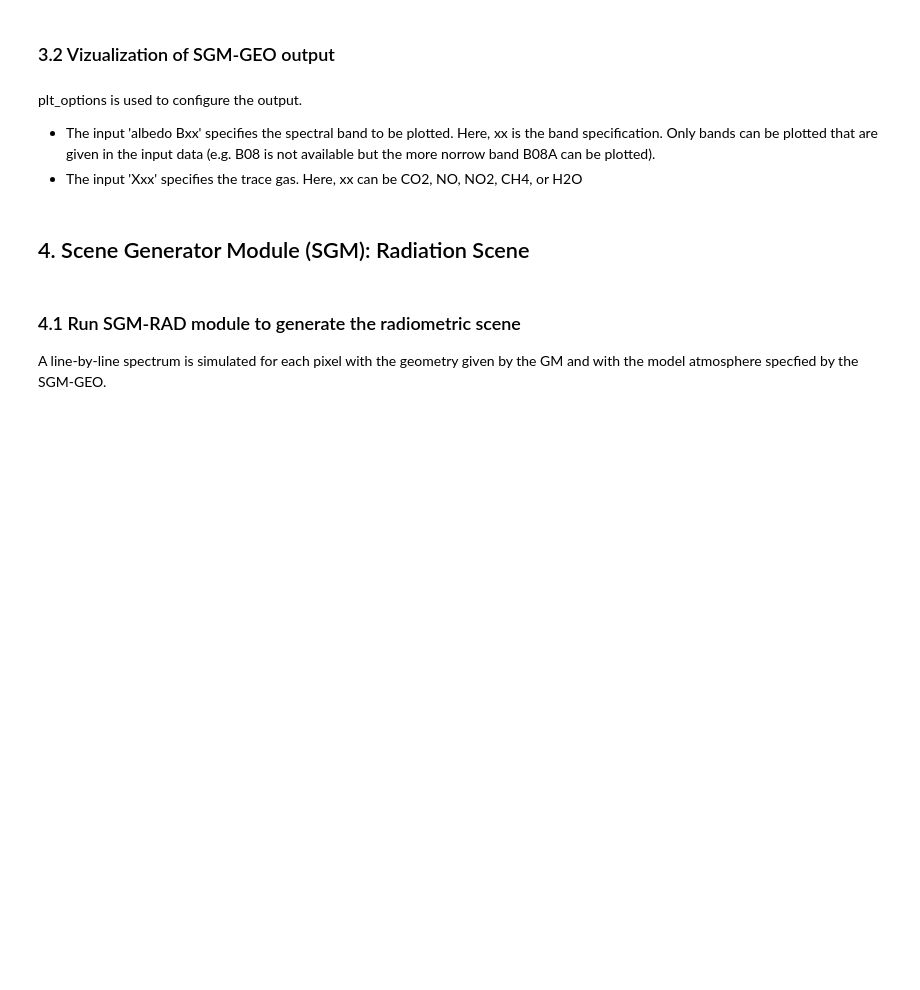
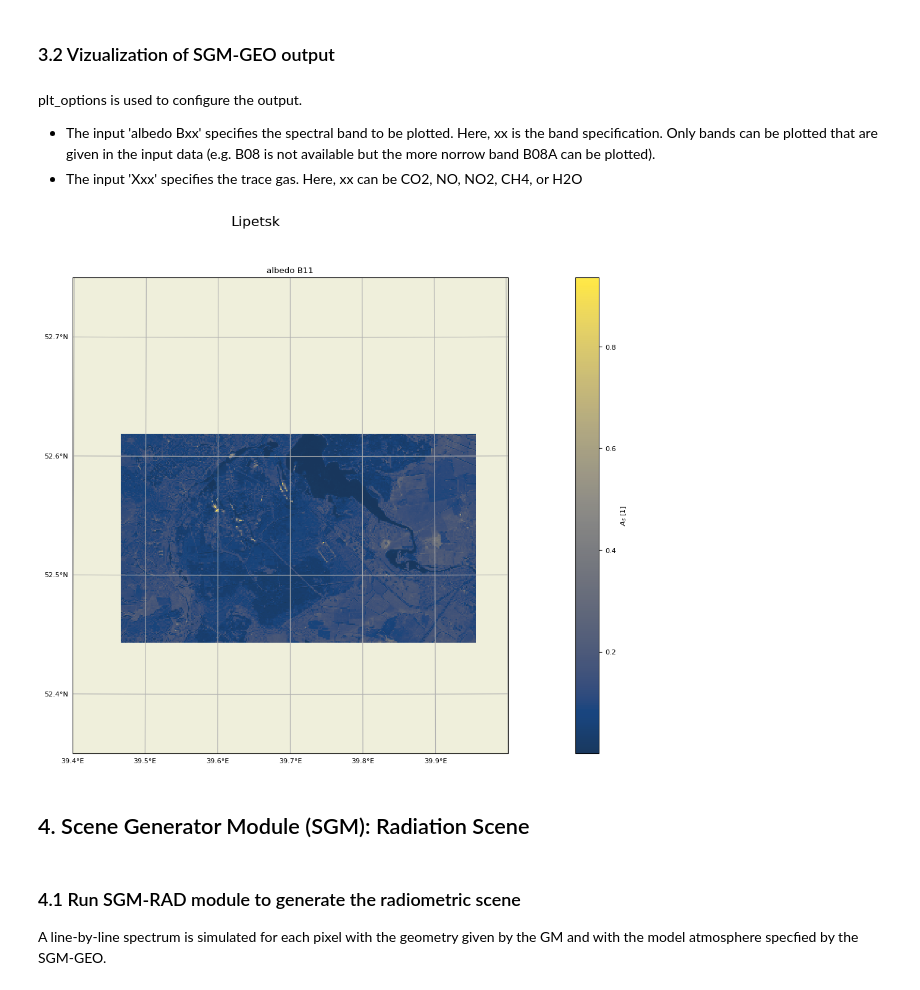
Before and after one commit to undomained/teds, a Jupyter notebook: examples/exp1_full_chain/exp1.0_full_chain_baseline_drawing.ipynb, the cells around one changed output. Cells and saved outputs as stored; diff of their text form; code cells hidden in the pictures; blank space fills up the shorter version.

```diff
--- a/examples/exp1_full_chain/exp1.0_full_chain_baseline_drawing.ipynb
+++ b/examples/exp1_full_chain/exp1.0_full_chain_baseline_drawing.ipynb
@@ -47,19 +47,19 @@ from teds.pam import pam_co2
 Currently, four reference scenes can be used: (1) Matimba, (2) Jenschwalde, (3) Belchatow, (4) Lipetsk.
 # %%
 #station_name = 'Matimba'
-station_name = 'Jaenschwalde'
+#station_name = 'Jaenschwalde'
 #station_name = 'Belchatow'
-#station_name = 'Lipetsk'
+station_name = 'Lipetsk'
 # %% [markdown]
 ### 1.4 Configure specific run
 All module interfaces are file-based. So, if input files exist, they cn be called as 'stand-alone'. Note that you might to run low level modules to generate the input. PM modules can be also used as 'stand-alone' for data analysis.
 # %%
-proc_gm     = False; pam_gm     = False
-proc_sgmgeo = False; pam_sgmgeo = False
-proc_sgmrad = False; pam_sgmrad = False
-proc_im     = False; pam_im     = False
-proc_l1al1b = False; pam_l1b    = False
-proc_siml1b = False
+proc_gm     = True; pam_gm     = True
+proc_sgmgeo = True; pam_sgmgeo = True
+proc_sgmrad = True; pam_sgmrad = True
+proc_im     = True; pam_im     = True
+proc_l1al1b = True; pam_l1b    = True
+proc_siml1b = True
 proc_l1bl2  = True; pam_l2     = True
 proc_l4     = True
 # %% [markdown]
@@ -76,9 +76,12 @@ if(proc_gm):
     gm_config['sensor'] = gm_stations[station_name]['sensor']
 
     #For Jaenschwalde, reduce sensing time interval to reduce also internal memory usse.
-    gm_config['sensor']['start_time']= 13.760 # minutes wrt orbit epoch
-    gm_config['sensor']['end_time']  = 13.775 # minutes wrt orbit epoch
+    #gm_config['sensor']['start_time']= 13.760 # minutes wrt orbit epoch
+    #gm_config['sensor']['end_time']  = 13.775 # minutes wrt orbit epoch
 
+    #For Lipetsk, reduce sensing time interval to reduce also internal memory usse.
+    gm_config['sensor']['start_time']= 13.940 # minutes wrt orbit epoch
+    gm_config['sensor']['end_time']  = 13.968 # minutes wrt orbit epoch
     #use ACT500 ckd input
     gm_config['io_files']['ckd'] = '/home/jochen/TANGO_E2ES/EndtoEndProject/data/interface_data/ckd/ckd_ACT500_20250126.nc'
     geometry_module(gm_config)
@@ -115,10 +146,12 @@ plt_options is used to configure the output.
 # %%
 if(pam_sgmgeo):
     sgmgeo_config= yaml.safe_load(open('./settings/geosgm_config.yaml'))
     filen = sgmgeo_config['io_files']['output_geo']
     plt_option = 'XCO2'
-    #plt_option = 'albedo B11'
+    plt_option = 'albedo B11'
     pam_co2.pam_sgm_gps(filen, station_name, plt_option)
+# %% [output]
+[figure, added]
 # %% [markdown]
 ## 4. Scene Generator Module (SGM): Radiation Scene
 # %% [markdown]
```
Also changed, not shown: parts of 11 cells of this notebook, 1 other file.
